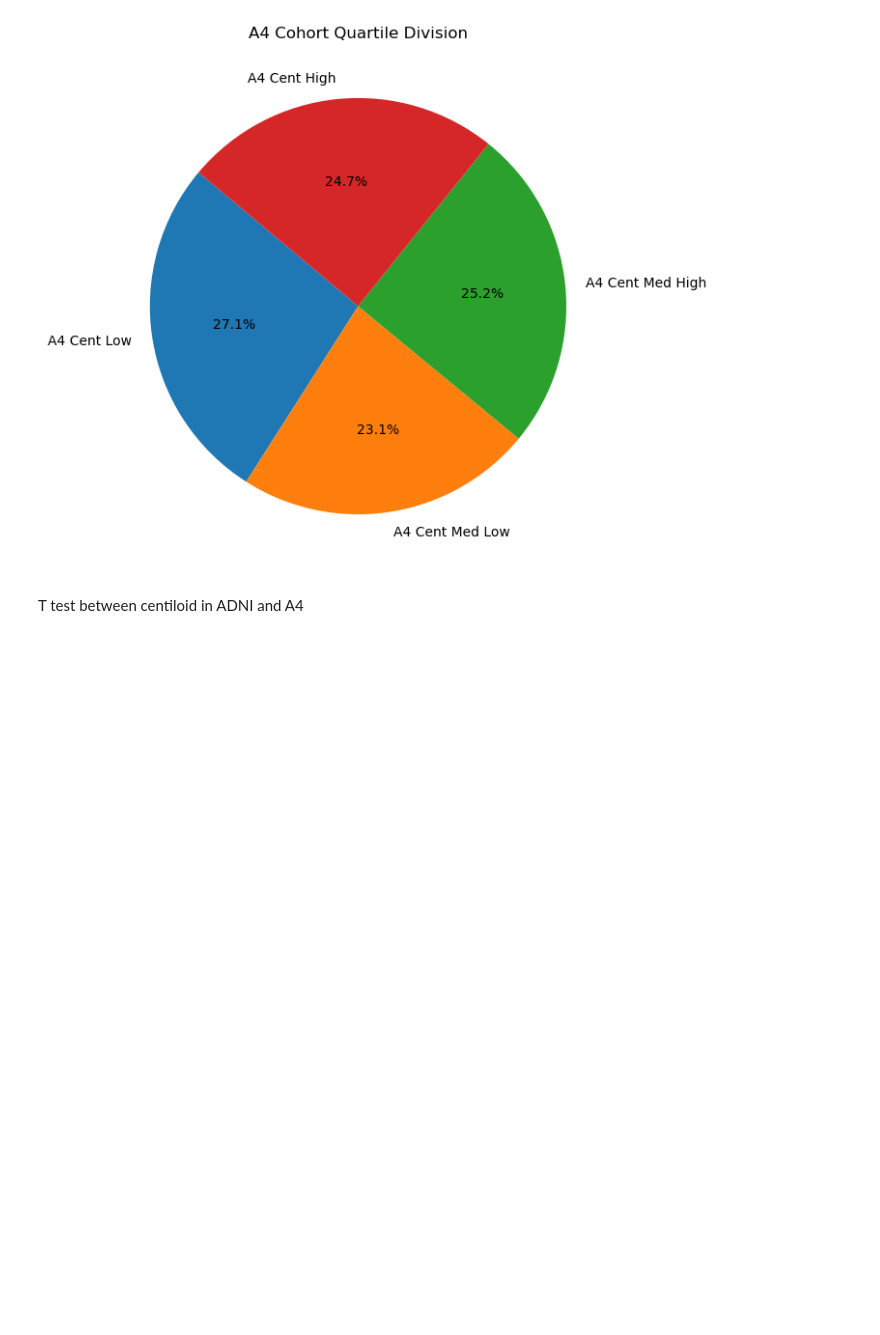
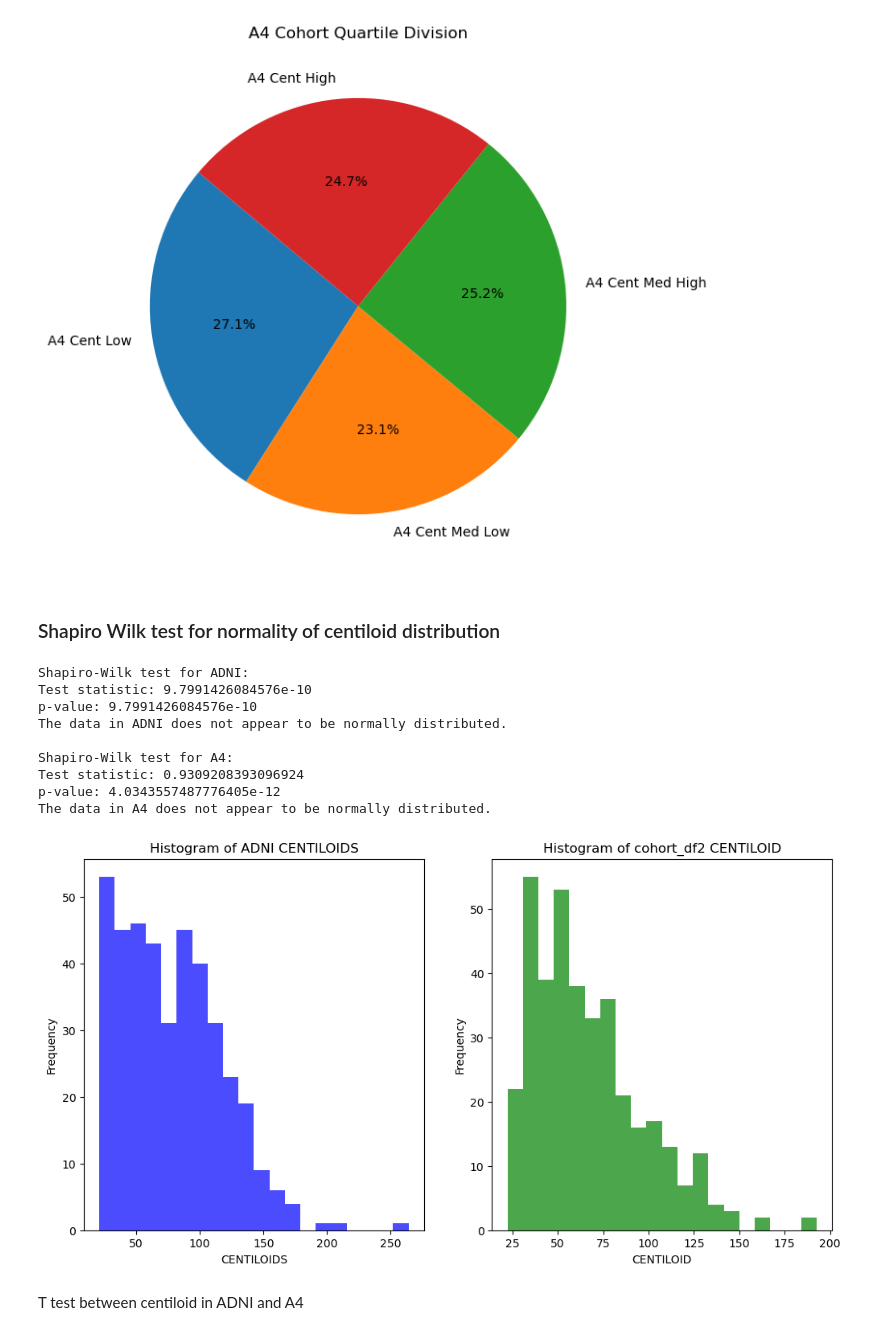
Before and after one commit to vkola-lab/jad2024, a Jupyter notebook: data_paths_and_cleaning/data_cleaning_scripts/creating_quartiles_and_summary_stats.ipynb, the cells around one changed output. Saved outputs shown, nothing was run; the diff lists cells and outputs as text; code cells hidden in the pictures; blank space fills up the shorter version.

Commit message:
normality tests of data

```diff
--- a/data_paths_and_cleaning/data_cleaning_scripts/creating_quartiles_and_summary_stats.ipynb
+++ b/data_paths_and_cleaning/data_cleaning_scripts/creating_quartiles_and_summary_stats.ipynb
@@ -442,6 +442,60 @@ plt.title('A4 Cohort Quartile Division')
 plt.show()
 # %% [output]
 [figure]
+# %% [markdown]
+### Shapiro Wilk test for normality of centiloid distribution
+# %%
+from scipy.stats import shapiro
+import matplotlib.pyplot as plt
+
+# Assuming you have two cohort dataframes: cohort_df1 and cohort_df2
+
+# Shapiro-Wilk test for normality
+shapiro_stat_adni, shapiro_p_value_adni = shapiro(merged_adni_at_amypos_bi_harm['CENTILOIDS'])
+shapiro_stat_a4, shapiro_p_value_a4 = shapiro(merged_a4_at_amypos_bi_harm['CENTILOIDS'])
+
+print("Shapiro-Wilk test for ADNI:")
+print("Test statistic:", shapiro_p_value_adni)
+print("p-value:", shapiro_p_value_adni)
+if shapiro_p_value_adni > 0.05:
+    print("The data in ADNI appears to be normally distributed.")
+else:
+    print("The data in ADNI does not appear to be normally distributed.")
+
+print("\nShapiro-Wilk test for A4:")
+print("Test statistic:", shapiro_stat_a4)
+print("p-value:", shapiro_p_value_a4)
+if shapiro_p_value_a4 > 0.05:
+    print("The data in A4 appears to be normally distributed.")
+else:
+    print("The data in A4 does not appear to be normally distributed.")
+
+# Visualization (optional)
+plt.figure(figsize=(12, 6))
+plt.subplot(1, 2, 1)
+plt.hist(merged_adni_at_amypos_bi_harm['CENTILOIDS'], bins=20, color='blue', alpha=0.7)
+plt.title('Histogram of ADNI CENTILOIDS')
+plt.xlabel('CENTILOIDS')
+plt.ylabel('Frequency')
+
+plt.subplot(1, 2, 2)
+plt.hist(merged_a4_at_amypos_bi_harm['CENTILOIDS'], bins=20, color='green', alpha=0.7)
+plt.title('Histogram of cohort_df2 CENTILOID')
+plt.xlabel('CENTILOID')
+plt.ylabel('Frequency')
+
+plt.show()
+# %% [output]
+Shapiro-Wilk test for ADNI:
+Test statistic: 9.7991426084576e-10
+p-value: 9.7991426084576e-10
+The data in ADNI does not appear to be normally distributed.
+
+Shapiro-Wilk test for A4:
+Test statistic: 0.9309208393096924
+p-value: 4.0343557487776405e-12
+The data in A4 does not appear to be normally distributed.
+[figure, added]
 # %% [markdown]
 T test between centiloid in ADNI and A4
 # %%
```
Also changed, not shown: parts of 1 cell of this notebook.
